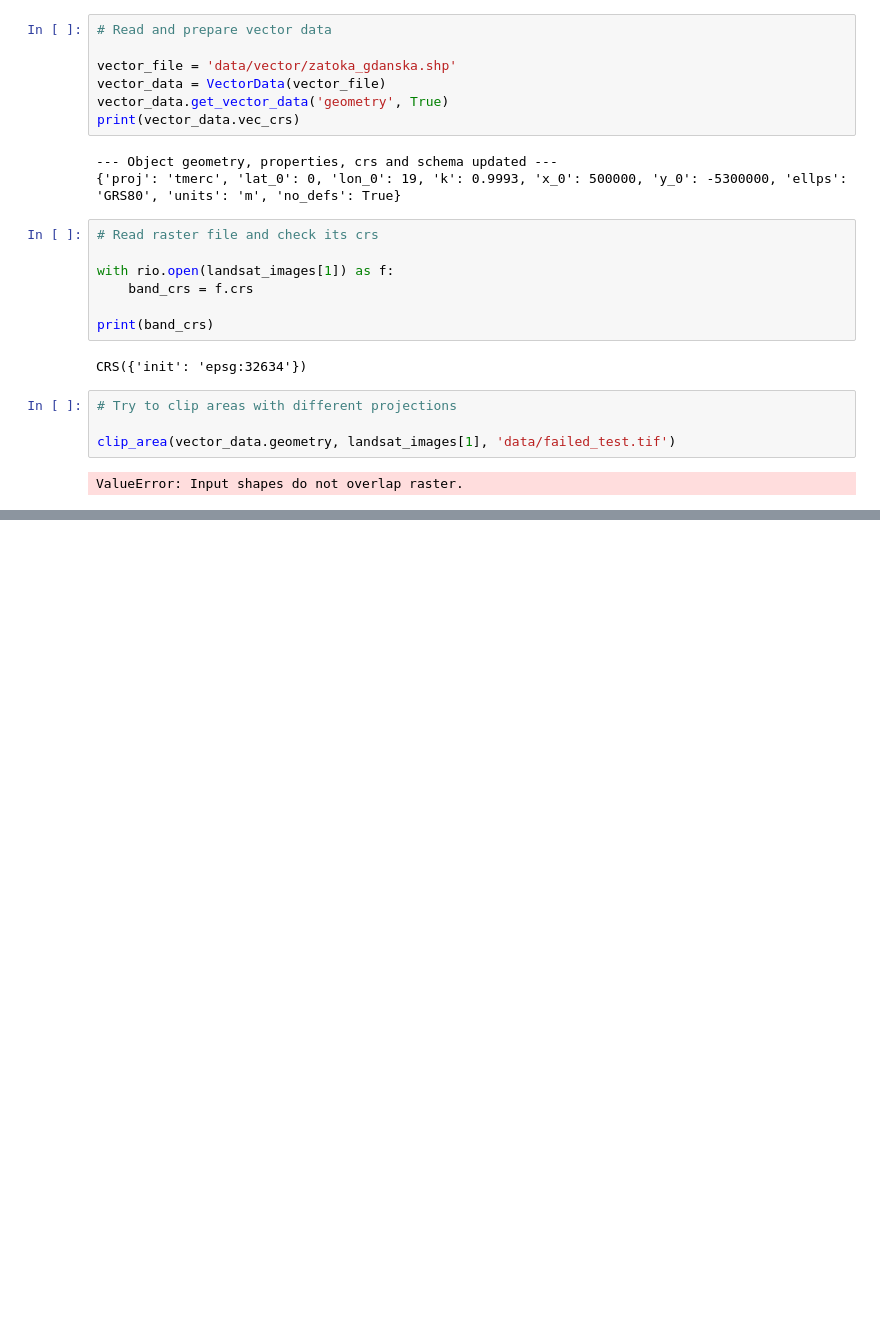
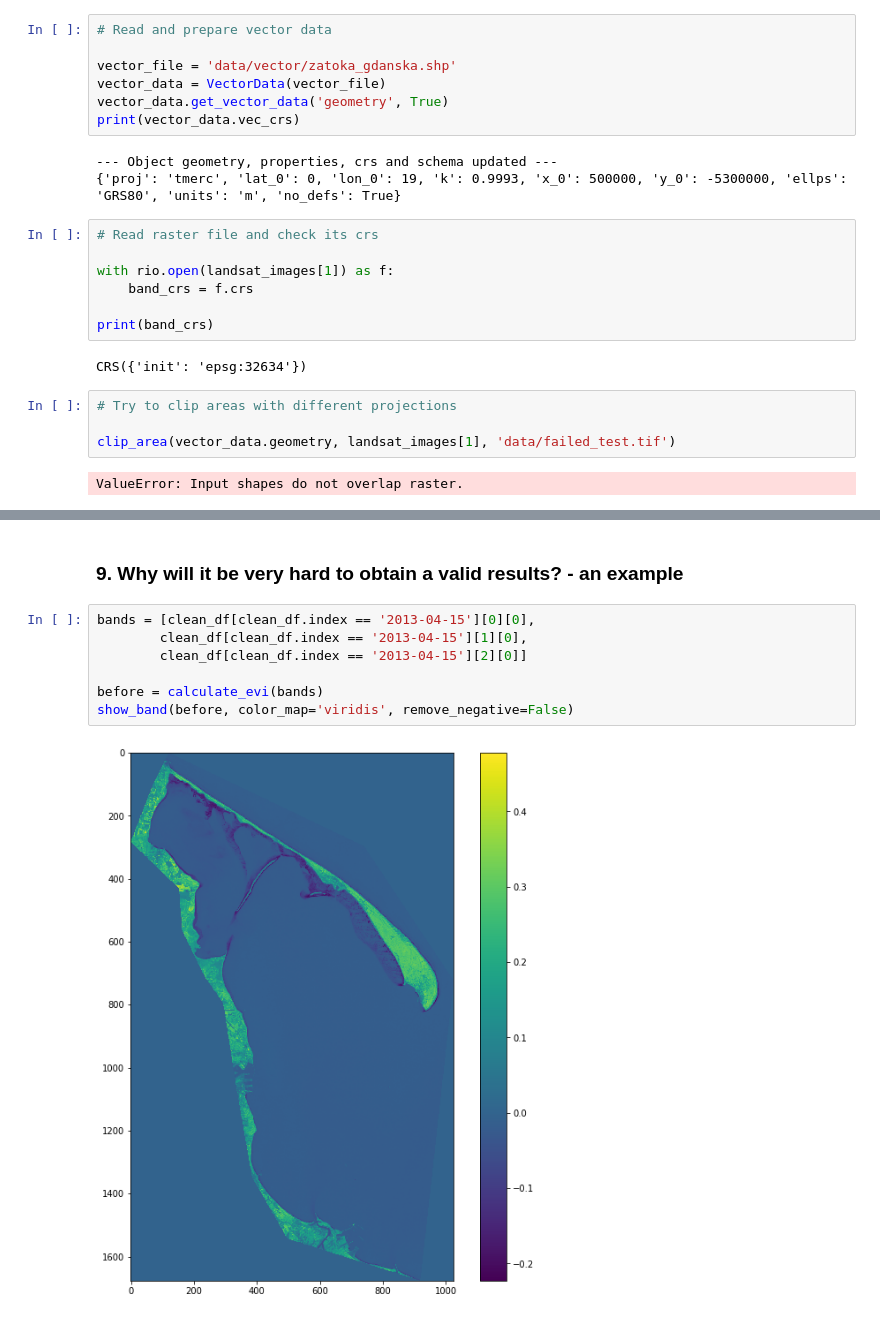
Before and after one commit to feleHaile/projections-clouds-and-Gdansk-Bay, a Jupyter notebook: algal_bloom_detection.ipynb, the cells around one changed output, grey strips where cells are left out. Saved outputs shown, nothing was run; the diff lists cells and outputs as text; blank space fills up the shorter version.

```diff
--- a/algal_bloom_detection.ipynb
+++ b/algal_bloom_detection.ipynb
@@ -325,0 +487,11 @@ ValueError: Input shapes do not overlap raster.
+# %% [markdown]
+### 9. Why will it be very hard to obtain a valid results? - an example
+# %%
+bands = [clean_df[clean_df.index == '2013-04-15'][0][0],
+        clean_df[clean_df.index == '2013-04-15'][1][0],
+        clean_df[clean_df.index == '2013-04-15'][2][0]]
+
+before = calculate_evi(bands)
+show_band(before, color_map='viridis', remove_negative=False)
+# %% [output]
+[figure, added]
```
Also changed, not shown: parts of 24 cells of this notebook.
